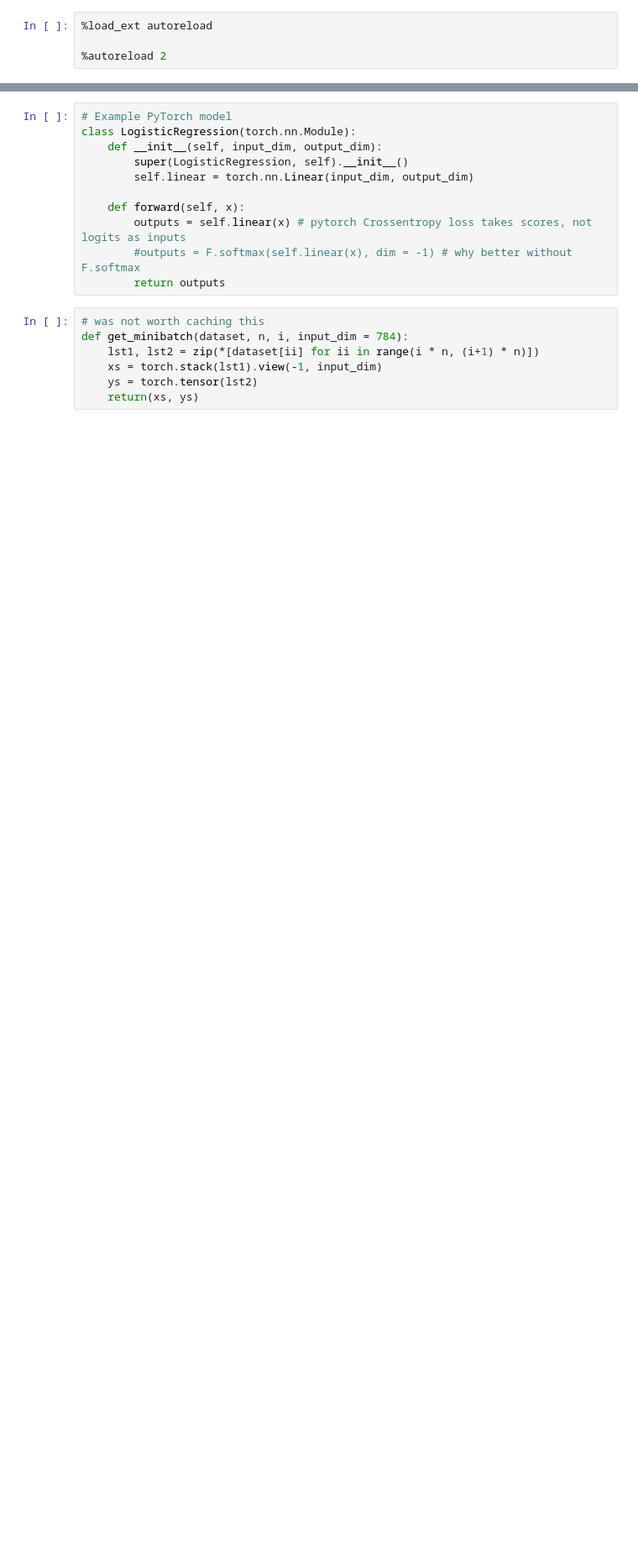
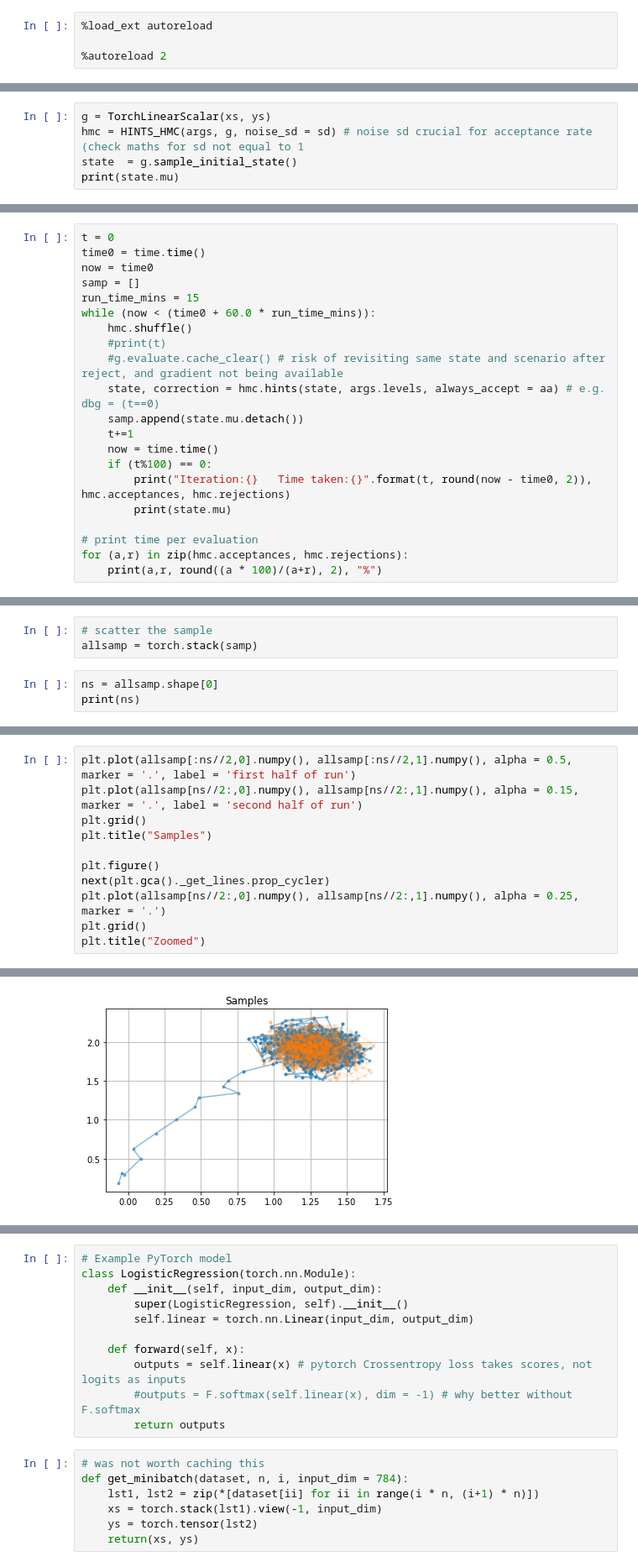
Before and after one commit to mjstrens/HINTS, a Jupyter notebook: HINTS_Torch_examples.ipynb, the cells around one changed output, grey strips where cells are left out. Shown: that part at 84% size. Saved outputs shown, nothing was run; the diff lists cells and outputs as text; blank space fills up the shorter version.

Commit message:
HMC HINTS working

```diff
--- a/HINTS_Torch_examples.ipynb
+++ b/HINTS_Torch_examples.ipynb
@@ -15,0 +241,5 @@ from HINTS_torch import *
+# %%
+g = TorchLinearScalar(xs, ys)
+hmc = HINTS_HMC(args, g, noise_sd = sd) # noise sd crucial for acceptance rate (check maths for sd not equal to 1
+state  = g.sample_initial_state()
+print(state.mu)
@@ -15,0 +255,21 @@ from HINTS_torch import *
+# %%
+t = 0
+time0 = time.time()
+now = time0
+samp = []
+run_time_mins = 15
+while (now < (time0 + 60.0 * run_time_mins)):
+    hmc.shuffle()
+    #print(t)
+    #g.evaluate.cache_clear() # risk of revisiting same state and scenario after reject, and gradient not being available
+    state, correction = hmc.hints(state, args.levels, always_accept = aa) # e.g. dbg = (t==0)
+    samp.append(state.mu.detach())
+    t+=1
+    now = time.time()
+    if (t%100) == 0:
+        print("Iteration:{}   Time taken:{}".format(t, round(now - time0, 2)), hmc.acceptances, hmc.rejections)
+        print(state.mu)
+
+# print time per evaluation
+for (a,r) in zip(hmc.acceptances, hmc.rejections):
+    print(a,r, round((a * 100)/(a+r), 2), "%")
@@ -15,0 +294,6 @@ from HINTS_torch import *
+# %%
+# scatter the sample
+allsamp = torch.stack(samp)
+# %%
+ns = allsamp.shape[0]
+print(ns)
@@ -15,0 +302,12 @@ from HINTS_torch import *
+# %%
+plt.plot(allsamp[:ns//2,0].numpy(), allsamp[:ns//2,1].numpy(), alpha = 0.5, marker = '.', label = 'first half of run')
+plt.plot(allsamp[ns//2:,0].numpy(), allsamp[ns//2:,1].numpy(), alpha = 0.15, marker = '.', label = 'second half of run')
+plt.grid()
+plt.title("Samples")
+
+plt.figure()
+next(plt.gca()._get_lines.prop_cycler)
+plt.plot(allsamp[ns//2:,0].numpy(), allsamp[ns//2:,1].numpy(), alpha = 0.25, marker = '.')
+plt.grid()
+plt.title("Zoomed")
+# %% [output]
@@ -15,0 +315 @@ from HINTS_torch import *
+[figure, added]
```
Also changed, not shown: parts of 30 cells of this notebook, 1 other file.
